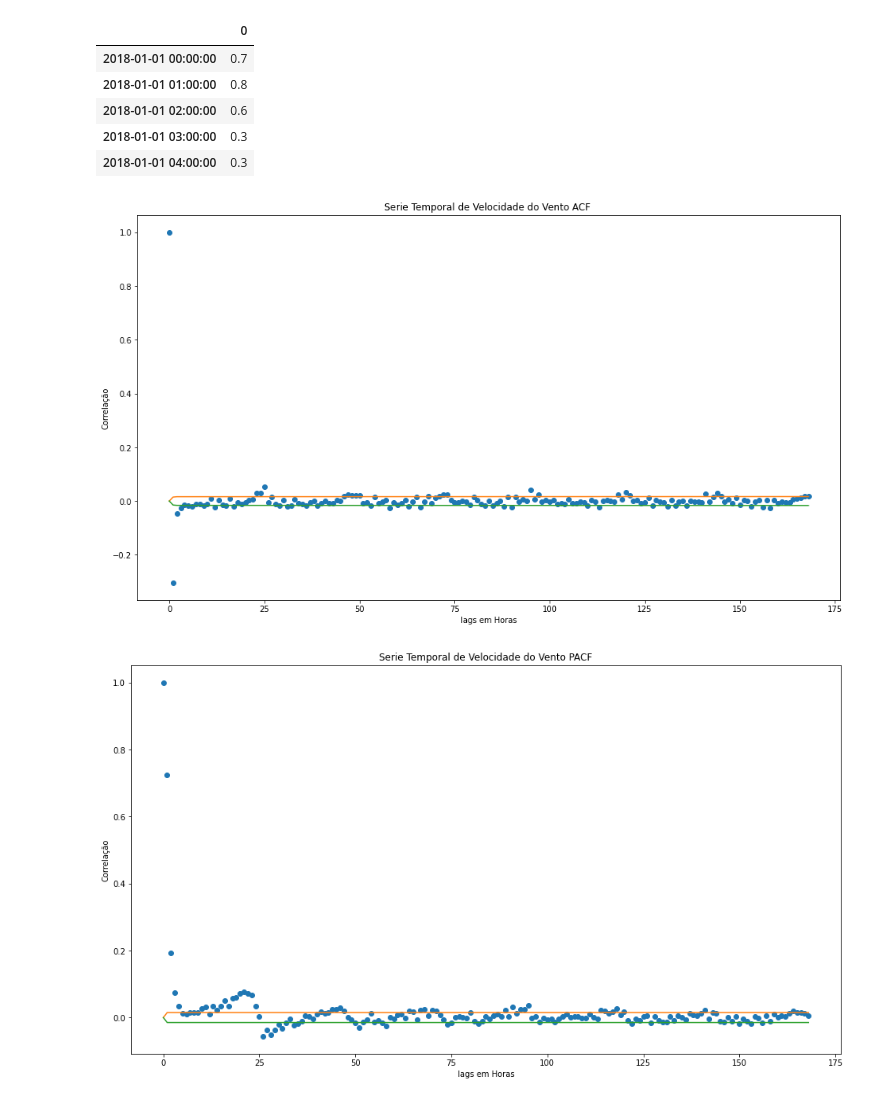
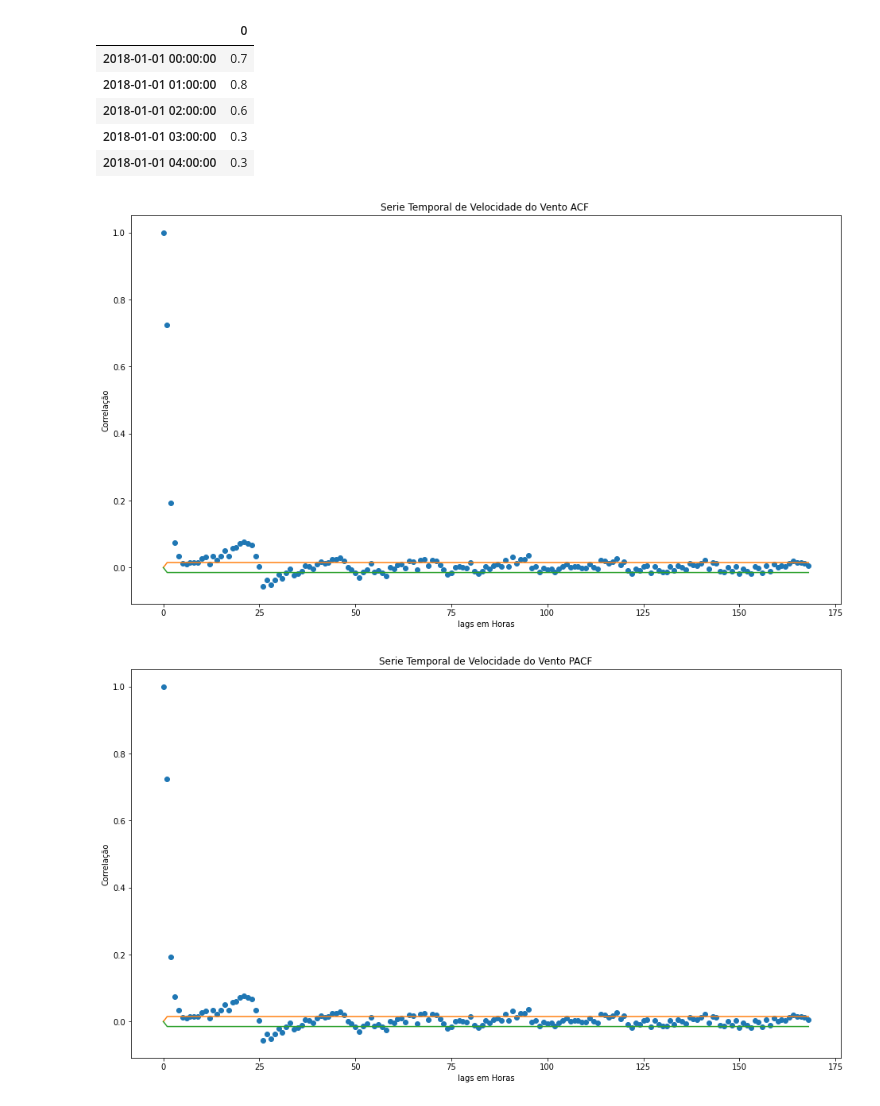
Before and after one commit to RayBasilio123/R5, a Jupyter notebook: INMET_DatasetR5.ipynb, the cells around one changed output. Drawn from its saved outputs; the diff is of its cells as text; code cells hidden in the pictures.

```diff
--- a/INMET_DatasetR5.ipynb
+++ b/INMET_DatasetR5.ipynb
@@ -117,23 +115,26 @@ p, c = pacf(serie_ven,nlags=168, alpha=0.05)
+# %%
+p, c = pacf(serie_ven,nlags=168, alpha=0.05)
+p2, c2 = pacf(serie_ven,nlags=168, alpha=0.05)
+pd, cd = pacf((serie_ven.values[:-1] - serie_ven.values[1:]),nlags=168, alpha=0.05)
+p2d, c2d = acf((serie_ven.values[:-1] - serie_ven.values[1:]),nlags=168, alpha=0.05)
 # %%
-
-p2, c2 = acf((serie_ven.values[:-1] - serie_ven.values[1:]),nlags=168, alpha=0.05)
 #fazer :
 #ACF -> Sem Diff e com Diff para achar o Q
 #PACF-> Sem Diff e com Diff para achar o P
 #d = 0 , q0 -> ACF e p0-> PACF
-# d = 1 , q1 -> ACF e p1-> PACF
+# d = 1 (serie_ven.values[:-1] - serie_ven.values[1:]), q1 -> ACF e p1-> PACF
 # ARIMA(p0,d0,q0)
 # ARIMA(p1,d1,q1)
 
 plt.plot(p2,'o')
 plt.plot(c2[:,1]-p2)
 plt.plot(c2[:,0]-p2)
 plt.title('Serie Temporal de Velocidade do Vento ACF ')
 plt.xlabel('lags em Horas')
 plt.ylabel('Correlação')
 plt.show()
 # %% [output]
-[figure, old version]
+[figure, new version]
 # %%
 import matplotlib.pyplot as plt
 plt.plot(p,'o')
```
Also changed, not shown: parts of 17 cells of this notebook.
